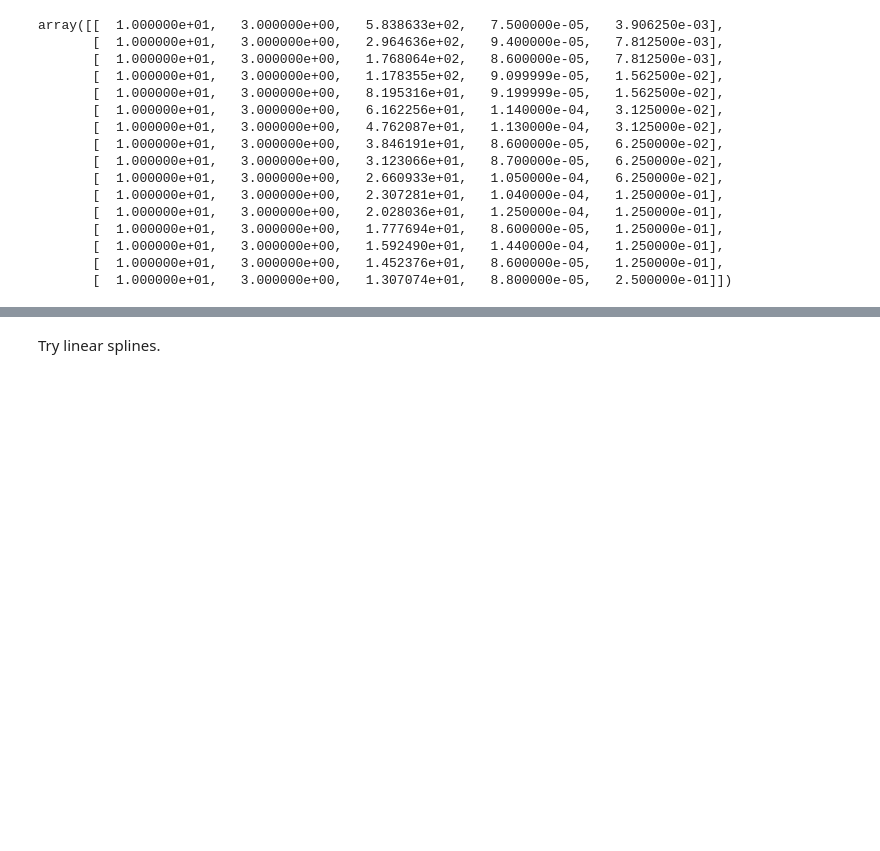
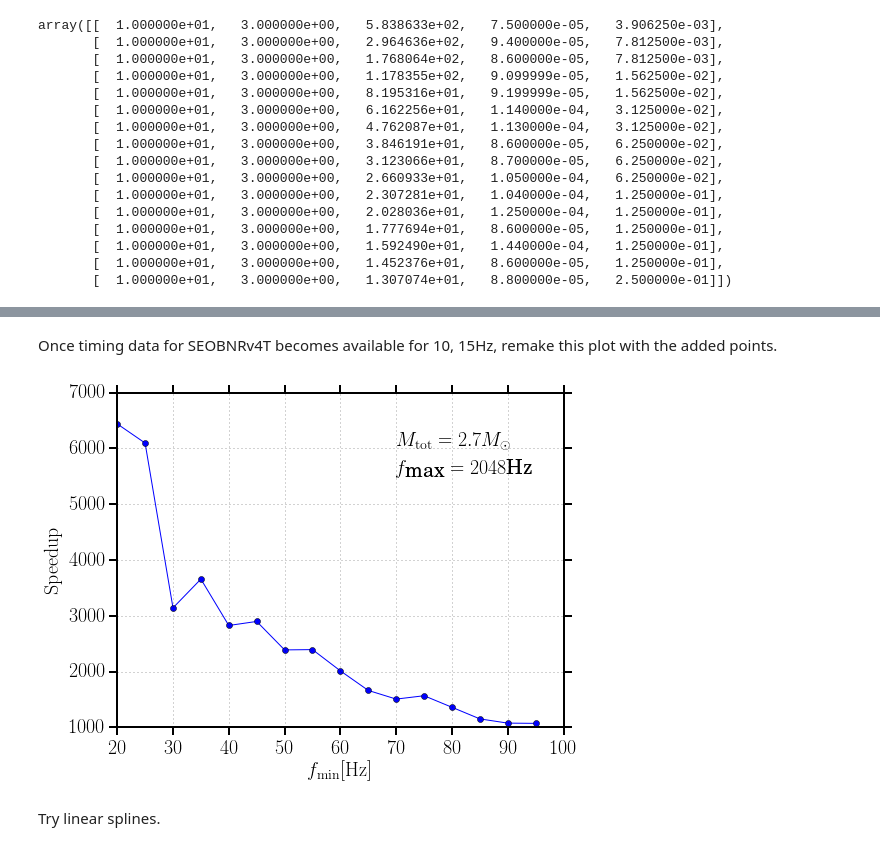
Before and after one commit to benjaminlackey/gpsurrogate, a Jupyter notebook: src/TEOB-LAL-implementation/LalsuiteSurrogate_MP.ipynb, the cells around one changed output, grey strips where cells are left out. Drawn from its saved outputs; the diff is of its cells as text; code cells hidden in the pictures; blank space fills up the shorter version.

```diff
--- a/src/TEOB-LAL-implementation/LalsuiteSurrogate_MP.ipynb
+++ b/src/TEOB-LAL-implementation/LalsuiteSurrogate_MP.ipynb
@@ -2378,3 +2438,19 @@ plt.title(r'$M_\mathrm{tot} = 2.7M_\odot \quad f_\textrm{max} = 2048\textrm{Hz}$
+# %% [markdown]
+Once timing data for SEOBNRv4T becomes available for 10, 15Hz, remake this plot with the added points.
+# %%
+plt.plot(f_mins_2, tim_SEOBNRv4T.T[2] / tim_sur.T[2][2:], 'o-', label='SEOBNRv4T');
+plt.xlabel(r'$f_\mathrm{min}[\mathrm{Hz}]$')
+plt.ylabel(r'$\mathrm{Speedup}$')
+plt.grid(alpha=0.7)
+
+plt.text(70, 6000, r'$M_\mathrm{tot} = 2.7M_\odot$',
+         horizontalalignment='left', fontsize=20)
+plt.text(70, 5500, r'$f_\textrm{max} = 2048\textrm{Hz}$',
+         horizontalalignment='left', fontsize=20);
+plt.savefig('SEOBNRv4T_surrogate_speedup.pdf')
+plt.savefig('SEOBNRv4T_surrogate_speedup.png')
+# %% [output]
+[figure, added]
 # %% [markdown]
 Try linear splines.
 # %% [markdown]
```
Also changed, not shown: parts of 7 cells of this notebook, 4 other files.
